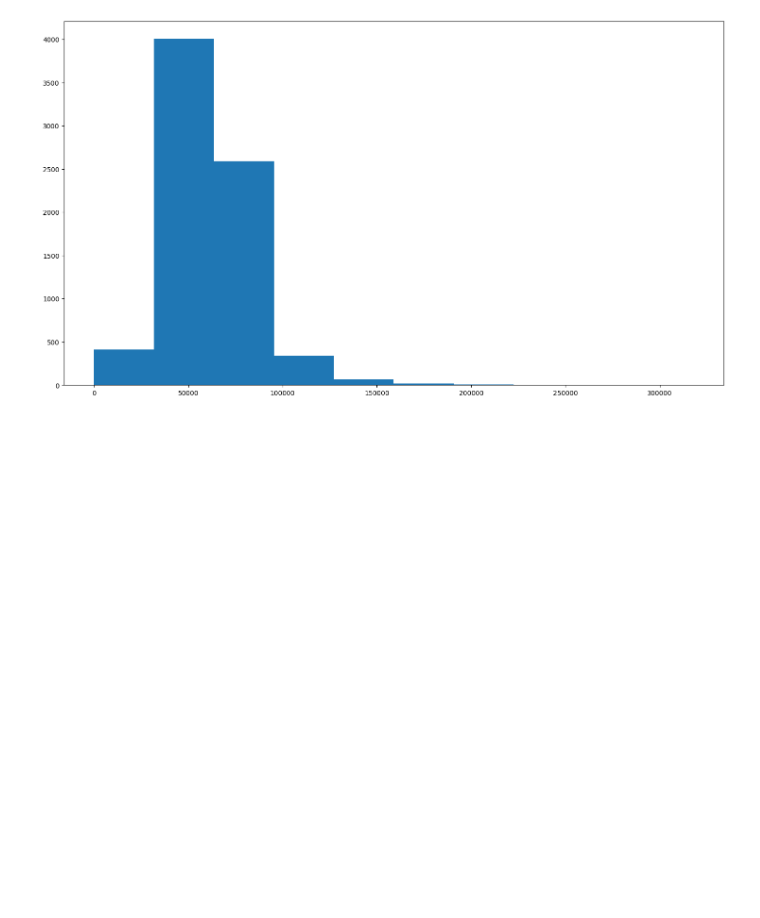
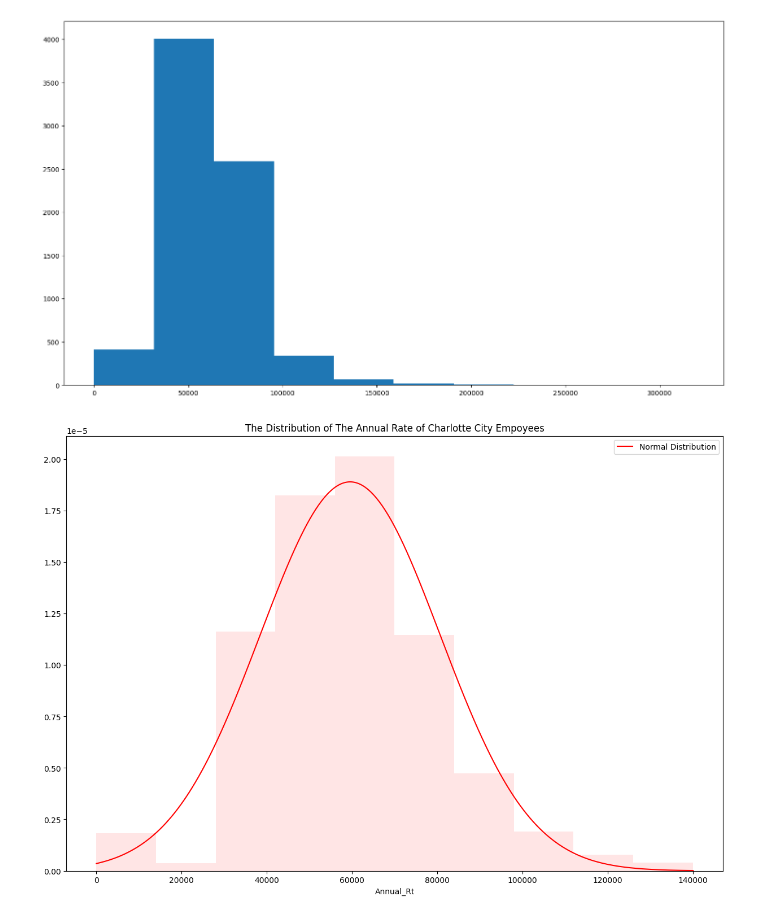
Before and after one commit to aleem-dev/DataAnalysis, a Jupyter notebook: DS-Python-EngyFouda/ch-3/Histrogram.ipynb, the cells around one changed output. Drawn from its saved outputs; the diff is of its cells as text; code cells hidden in the pictures; blank space fills up the shorter version.

Commit message:
plot histrogram with mean and standard deviation calculated

```diff
--- a/DS-Python-EngyFouda/ch-3/Histrogram.ipynb
+++ b/DS-Python-EngyFouda/ch-3/Histrogram.ipynb
@@ -56,8 +56,31 @@ max    318000.00000   152.880000  7454.000000
 # %%
 # from above we can see that there is very few samples above 150000 mark, so we will resize the bin and mask the graph up to 150000
 import pandas as pd
 import matplotlib.pyplot as plt
-import scipy.stats as norm
+import numpy as np
+from scipy.stats import norm
 
 #import data
 df  = pd.read_csv('./City_Employee_Salaries_March_2018.csv')
+df.describe()
+
+#data prep
+x   =   np.arange(0,140000, 1) # create a line from 0 to 140000 with step 1 for smooth curve plotting
+ar  =   df['Annual_Rt'] # Create a series for masking and filter
+mask    =   ar  <   140000  # boolean masking, mask is an array having true or false based on the condition provided
+df1 =   ar[mask]    # Create a new series appling the filter created in above line
+
+#plot histrogram
+plt.figure(figsize=(15,10)) #bin size tell number of bar lines, and density is to take logerythmic value, alpha and color is just visual aspect
+plt.hist(df1, bins=10,density=True,alpha=0.1, color='r')
+
+#plot normal distribution with mean(avarage) and standard deviation (distribution)
+mu, std = norm.fit(df1)
+plt.plot(x, norm.pdf(x, mu, std), 'r-', label='Normal Distribution')
+
+plt.xlabel('Annual_Rt')
+plt.title('The Distribution of The Annual Rate of Charlotte City Empoyees')
+plt.legend() # this works only if the label='' property is used in plt.plot()
+plt.show()
+# %% [output]
+[figure, added]
```
